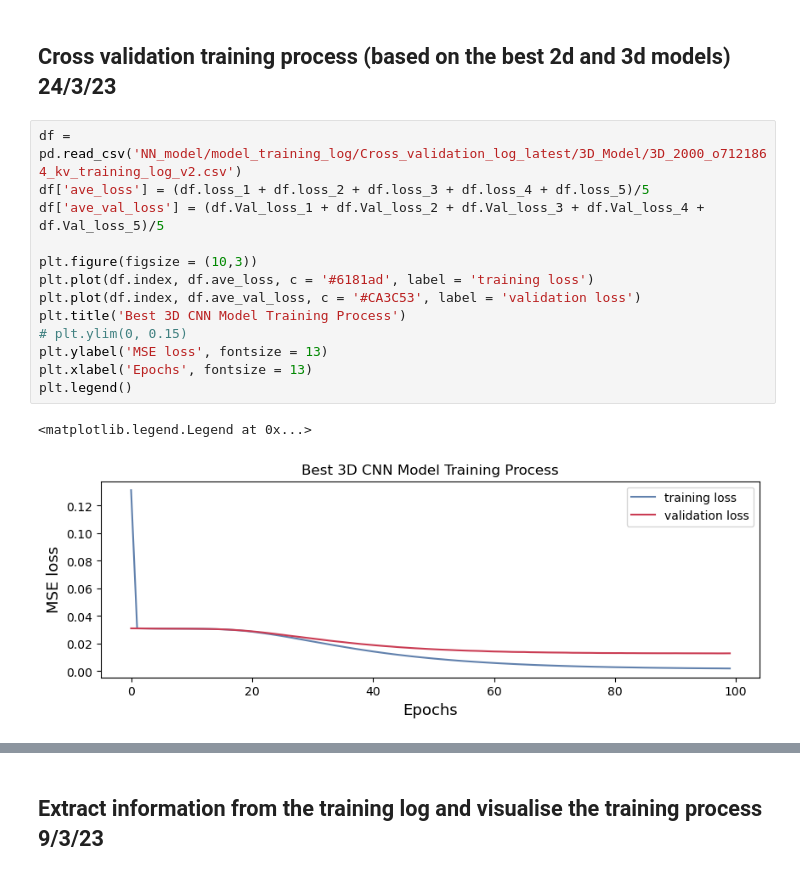
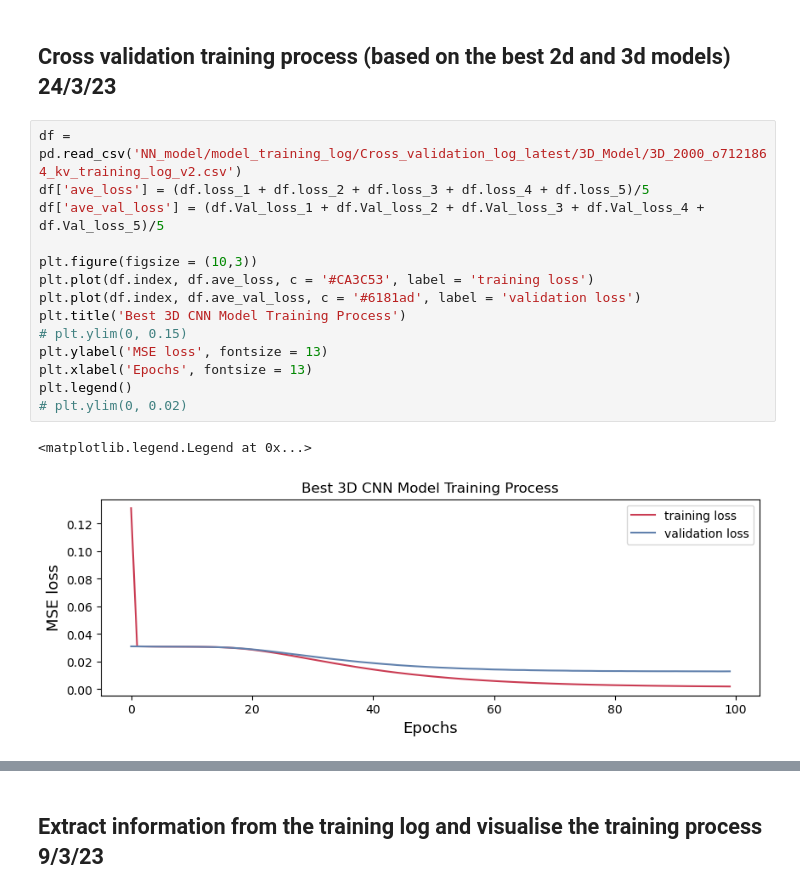
Before and after one commit to MC-Kangan/FYP_Ultrasound_Imaging_ML, a Jupyter notebook: Model_tester.ipynb, the cells around one changed output, grey strips where cells are left out. Cells and saved outputs as stored; diff of their text form.

```diff
--- a/Model_tester.ipynb
+++ b/Model_tester.ipynb
@@ -1425,19 +1423,20 @@ for bars in ax.containers:
 # %%
 df = pd.read_csv('NN_model/model_training_log/Cross_validation_log_latest/3D_Model/3D_2000_o7121864_kv_training_log_v2.csv')
 df['ave_loss'] = (df.loss_1 + df.loss_2 + df.loss_3 + df.loss_4 + df.loss_5)/5
 df['ave_val_loss'] = (df.Val_loss_1 + df.Val_loss_2 + df.Val_loss_3 + df.Val_loss_4 + df.Val_loss_5)/5
 
 plt.figure(figsize = (10,3))
-plt.plot(df.index, df.ave_loss, c = '#6181ad', label = 'training loss')
-plt.plot(df.index, df.ave_val_loss, c = '#CA3C53', label = 'validation loss')
+plt.plot(df.index, df.ave_loss, c = '#CA3C53', label = 'training loss')
+plt.plot(df.index, df.ave_val_loss, c = '#6181ad', label = 'validation loss')
 plt.title('Best 3D CNN Model Training Process')
 # plt.ylim(0, 0.15)
 plt.ylabel('MSE loss', fontsize = 13)
 plt.xlabel('Epochs', fontsize = 13)
 plt.legend()
+# plt.ylim(0, 0.02)
 # %% [output]
 <matplotlib.legend.Legend at 0x...>
-[figure, old version]
+[figure, new version]
 # %%
 training_log_extractor('2D_2450_o7165279-1-plotting_v2', save = True)
 # %% [output]
```
Also changed, not shown: parts of 10 cells of this notebook, 3 other files.
